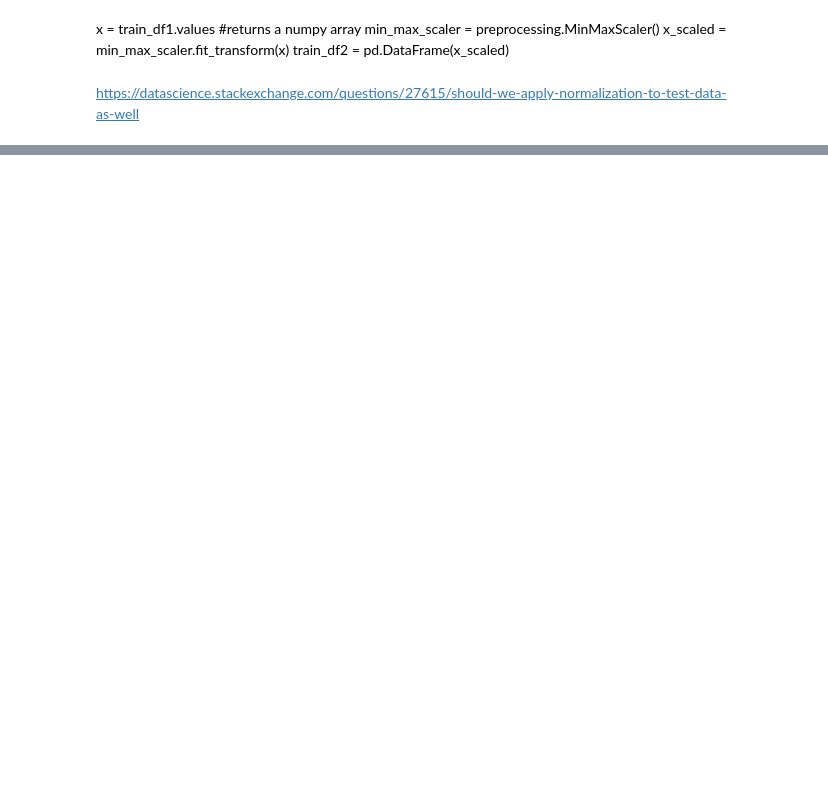
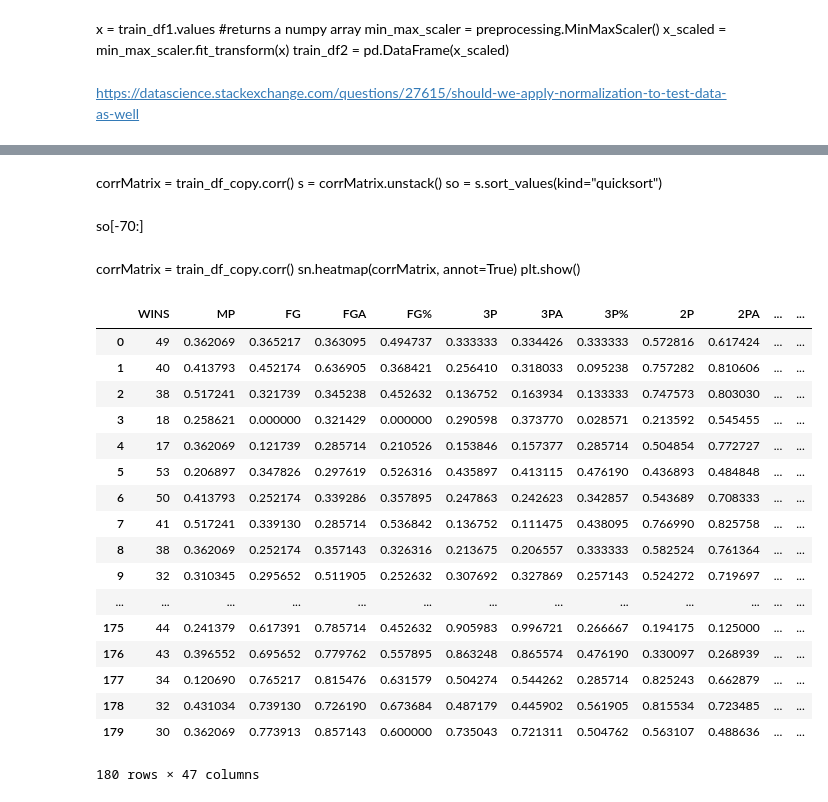
Before and after one commit to calreynolds/Predict-NBA-Team-Standings, a Jupyter notebook: Data_Modeling_0.ipynb, the cells around one changed output, grey strips where cells are left out. Saved outputs shown, nothing was run; the diff lists cells and outputs as text; code cells hidden in the pictures; blank space fills up the shorter version.

```diff
--- a/Data_Modeling_0.ipynb
+++ b/Data_Modeling_0.ipynb
@@ -40,0 +72,3 @@ test_X.columns = test_df_labels
+# %%
+total_df2 = total_df.apply(pd.to_numeric)
+total_df2_labels = total_df.columns
@@ -40,0 +79,3 @@ test_X.columns = test_df_labels
+# %%
+cols_to_normalize = total_df2_labels[1:]
+cols_to_normalize
@@ -40,0 +90,8 @@ test_X.columns = test_df_labels
+# %%
+total_df2[cols_to_normalize] = total_df2[cols_to_normalize].apply(lambda x: (x - x.min()) / (x.max() - x.min()))
+# %% [markdown]
+corrMatrix = train_df_copy.corr()
+s = corrMatrix.unstack()
+so = s.sort_values(kind="quicksort")
+# %% [markdown]
+so[-70:]
@@ -40,0 +100,27 @@ test_X.columns = test_df_labels
+# %%
+train_df1 = total_df2[:-30]
+# %% [markdown]
+corrMatrix = train_df_copy.corr()
+sn.heatmap(corrMatrix, annot=True)
+plt.show()
+# %%
+train_df1
+# %% [output]
+|  | WINS | MP | FG | FGA | FG% | 3P | 3PA | 3P% | 2P | 2PA | ... | ... |
+| 0 | 49 | 0.362069 | 0.365217 | 0.363095 | 0.494737 | 0.333333 | 0.334426 | 0.333333 | 0.572816 | 0.617424 | ... | ... |
+| 1 | 40 | 0.413793 | 0.452174 | 0.636905 | 0.368421 | 0.256410 | 0.318033 | 0.095238 | 0.757282 | 0.810606 | ... | ... |
+| 2 | 38 | 0.517241 | 0.321739 | 0.345238 | 0.452632 | 0.136752 | 0.163934 | 0.133333 | 0.747573 | 0.803030 | ... | ... |
+| 3 | 18 | 0.258621 | 0.000000 | 0.321429 | 0.000000 | 0.290598 | 0.373770 | 0.028571 | 0.213592 | 0.545455 | ... | ... |
+| 4 | 17 | 0.362069 | 0.121739 | 0.285714 | 0.210526 | 0.153846 | 0.157377 | 0.285714 | 0.504854 | 0.772727 | ... | ... |
+| 5 | 53 | 0.206897 | 0.347826 | 0.297619 | 0.526316 | 0.435897 | 0.413115 | 0.476190 | 0.436893 | 0.484848 | ... | ... |
+| 6 | 50 | 0.413793 | 0.252174 | 0.339286 | 0.357895 | 0.247863 | 0.242623 | 0.342857 | 0.543689 | 0.708333 | ... | ... |
+| 7 | 41 | 0.517241 | 0.339130 | 0.285714 | 0.536842 | 0.136752 | 0.111475 | 0.438095 | 0.766990 | 0.825758 | ... | ... |
+| 8 | 38 | 0.362069 | 0.252174 | 0.357143 | 0.326316 | 0.213675 | 0.206557 | 0.333333 | 0.582524 | 0.761364 | ... | ... |
+| 9 | 32 | 0.310345 | 0.295652 | 0.511905 | 0.252632 | 0.307692 | 0.327869 | 0.257143 | 0.524272 | 0.719697 | ... | ... |
+| ... | ... | ... | ... | ... | ... | ... | ... | ... | ... | ... | ... | ... |
+| 175 | 44 | 0.241379 | 0.617391 | 0.785714 | 0.452632 | 0.905983 | 0.996721 | 0.266667 | 0.194175 | 0.125000 | ... | ... |
+| 176 | 43 | 0.396552 | 0.695652 | 0.779762 | 0.557895 | 0.863248 | 0.865574 | 0.476190 | 0.330097 | 0.268939 | ... | ... |
+| 177 | 34 | 0.120690 | 0.765217 | 0.815476 | 0.631579 | 0.504274 | 0.544262 | 0.285714 | 0.825243 | 0.662879 | ... | ... |
+| 178 | 32 | 0.431034 | 0.739130 | 0.726190 | 0.673684 | 0.487179 | 0.445902 | 0.561905 | 0.815534 | 0.723485 | ... | ... |
+| 179 | 30 | 0.362069 | 0.773913 | 0.857143 | 0.600000 | 0.735043 | 0.721311 | 0.504762 | 0.563107 | 0.488636 | ... | ... |
+180 rows × 47 columns
```
Also changed, not shown: parts of 46 cells of this notebook.
